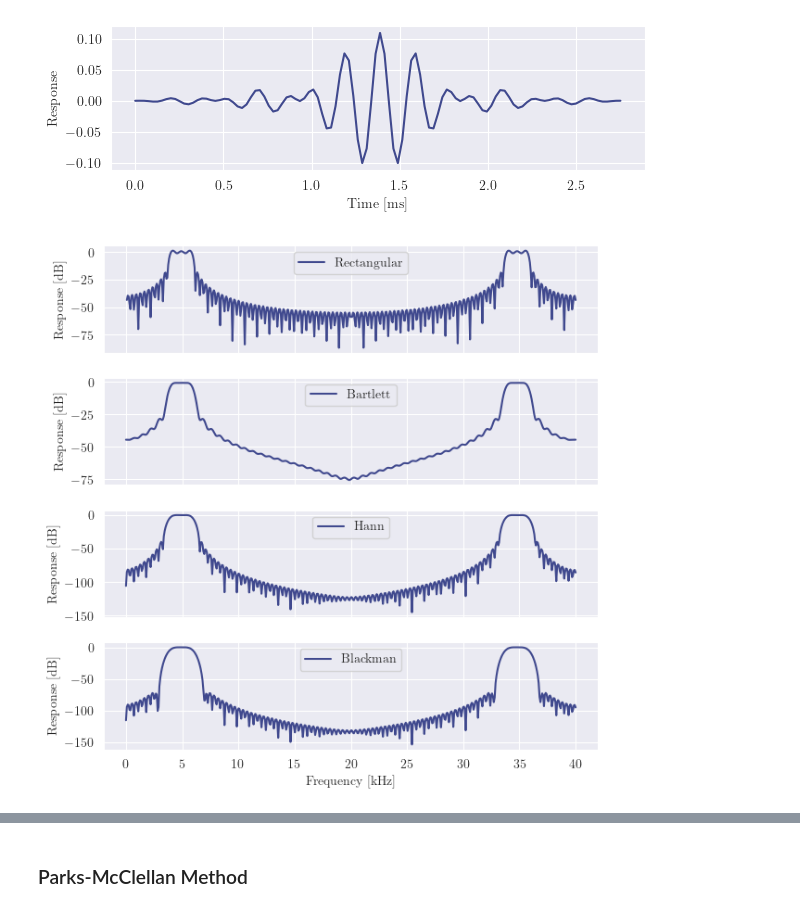
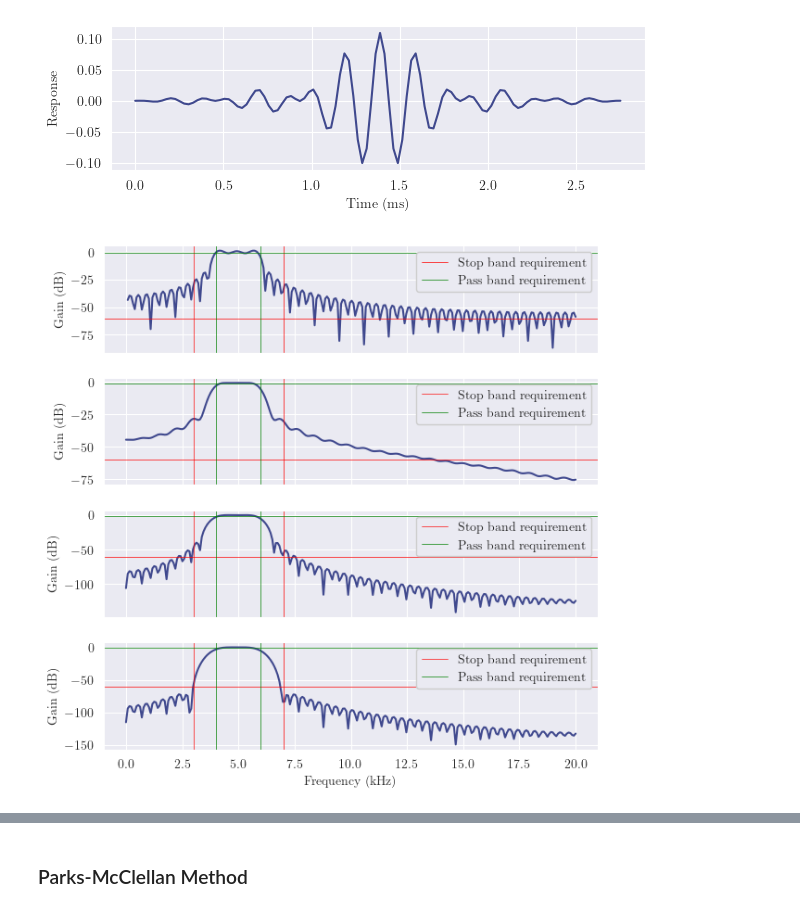
Before and after one commit to deren-teo/elec4620, a Jupyter notebook: a2/src/q3_window_filters.ipynb, the cells around one changed output, grey strips where cells are left out. Drawn from its saved outputs; the diff is of its cells as text; code cells hidden in the pictures.

```diff
--- a/a2/src/q3_window_filters.ipynb
+++ b/a2/src/q3_window_filters.ipynb
@@ -22,7 +21,7 @@ F2      = 6     # band pass stop, kHz
 ### Windowing Method
 # %%
 # Initial estimate of filter length using Harris formula
-N = int(np.ceil((FS / DELTA_F) * (A / 22)))
+N = int(np.ceil((F_SAMP / DELTA_F) * (A_STOP / 22)))
 print("Filter length estimate:", N)
 # %% [output]
 Filter length estimate: 110
@@ -30,17 +29,17 @@ Filter length estimate: 110
 Create the frequency domain vector, $V$, which represents the ideal frequency response.
 # %%
 # Calculate pass band width, L
-L = int(np.round(N * (F2 - F1) / FS))
+L = int(np.round(N * (PASS_BAND[1] - PASS_BAND[0]) / F_SAMP))
 print("Bins in passband:", L)
 
 # Construct V, with 1's in the pass band and 0's in the stop band
-L_idx = np.where(np.linspace(0, FS, N) >= F1)[0][0]
+L_idx = np.where(np.linspace(0, F_SAMP, N) >= PASS_BAND[0])[0][0]
 V = np.zeros(N//2)
 V[L_idx:L_idx+L] = np.ones(L)
 V = np.concatenate([V, V[::-1]])
 
 # Construct a frequency axis for plotting
-f = np.linspace(0, FS, N)
+f = np.linspace(0, F_SAMP, N)
 
 # Plot the ideal frequency response, represented by vector V
 fig, ax = plt.subplots(figsize=(6, 2))
@@ -51,8 +50,8 @@ palette = sns.color_palette()
 sns.lineplot(x=f[:N//2], y=V[:N//2], ax=ax, c=palette[0], ls="-")
 sns.lineplot(x=f[N//2:], y=V[N//2:], ax=ax, c=palette[0], ls="--")
 
-ax.set_xlabel("Frequency [kHz]")
-ax.set_ylabel("Response")
+ax.set_xlabel("Frequency (kHz)")
+ax.set_ylabel("Gain")
 
 fname = Path(A2_ROOT, "output", "q3_ideal_freqz.png")
 fig.savefig(fname, **SAVEFIG_CONFIG)
@@ -69,10 +68,10 @@ v = fftshift(ifft(V))
 fig, ax = plt.subplots(figsize=(6, 2))
 fig.tight_layout()
 
-t = np.linspace(0, N/FS, N)
+t = np.linspace(0, N / F_SAMP, N)
 sns.lineplot(x=t, y=v.real, ax=ax)
 
-ax.set_xlabel("Time [ms]")
+ax.set_xlabel("Time (ms)")
 ax.set_ylabel("Response")
 
 fname = Path(A2_ROOT, "output", "q3_ideal_impz.png")
@@ -82,39 +115,24 @@ fig.savefig(fname, **SAVEFIG_CONFIG)
 # %%
 from scipy.signal.windows import bartlett, blackman, boxcar, hann
 
-V_boxcar   = np.round(np.abs(fft(v * boxcar(N),   512)), decimals=10)
-V_bartlett = np.round(np.abs(fft(v * bartlett(N), 512)), decimals=10)
-V_hann     = np.round(np.abs(fft(v * hann(N),     512)), decimals=10)
-V_blackman = np.round(np.abs(fft(v * blackman(N), 512)), decimals=10)
-
-# Helper function for converting frequency response to dB scale
-dB = lambda x: 20 * np.log10(x)
+V_boxcar   = np.round(np.abs(fft(v * boxcar(N),   512)[:256]), decimals=10)
+V_bartlett = np.round(np.abs(fft(v * bartlett(N), 512)[:256]), decimals=10)
+V_hann     = np.round(np.abs(fft(v * hann(N),     512)[:256]), decimals=10)
+V_blackman = np.round(np.abs(fft(v * blackman(N), 512)[:256]), decimals=10)
 
 # Construct a frequency axis for plotting
-f = np.linspace(0, FS, 512)
+f = np.linspace(0, F_SAMP / 2, 256)
 
 # Plot the comparison
 fig, axs = plt.subplots(4, figsize=(6, 6), sharex=True)
 fig.tight_layout()
 
-sns.lineplot(x=f, y=dB(V_boxcar),   ax=axs[0], label="Rectangular")
-sns.lineplot(x=f, y=dB(V_bartlett), ax=axs[1], label="Bartlett")
-sns.lineplot(x=f, y=dB(V_hann),     ax=axs[2], label="Hann")
-sns.lineplot(x=f, y=dB(V_blackman), ax=axs[3], label="Blackman")
-
-axs[3].set_xlabel("Frequency [kHz]")
-
-axs[0].set_ylabel("Response [dB]")
-axs[1].set_ylabel("Response [dB]")
-axs[2].set_ylabel("Response [dB]")
-axs[3].set_ylabel("Response [dB]")
-
-axs[0].legend(loc="upper center")
-axs[1].legend(loc="upper center")
-axs[2].legend(loc="upper center")
-axs[3].legend(loc="upper center")
+plot_freqz(f, V_boxcar,   ax=axs[0])
+plot_freqz(f, V_bartlett, ax=axs[1])
+plot_freqz(f, V_hann,     ax=axs[2])
+plot_freqz(f, V_blackman, ax=axs[3])
 
 fname = Path(A2_ROOT, "output", "q3_window_freqzs.png")
 fig.savefig(fname, **SAVEFIG_CONFIG)
 # %% [output]
-[figure, old version]
+[figure, new version]
```
Also changed, not shown: parts of 7 cells of this notebook, 11 other files.
